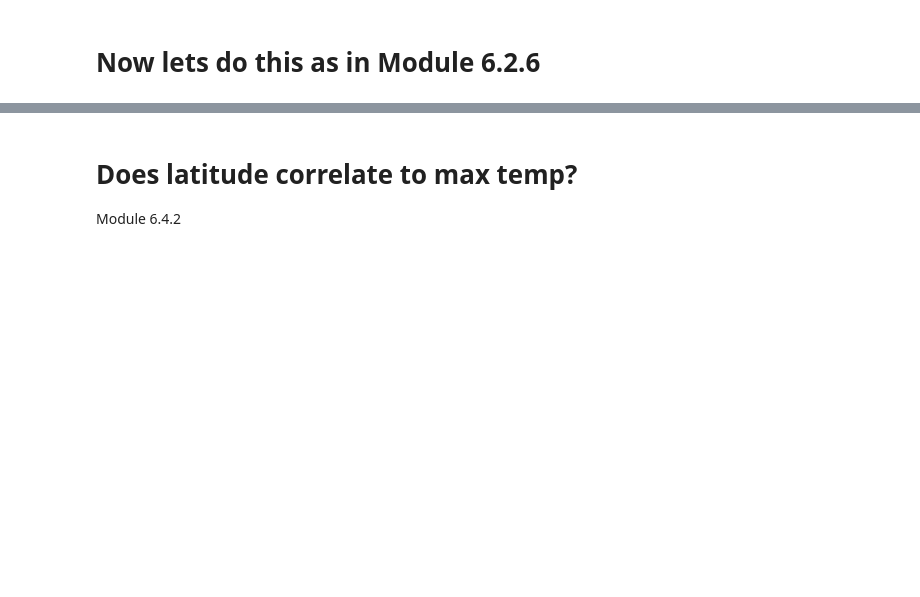
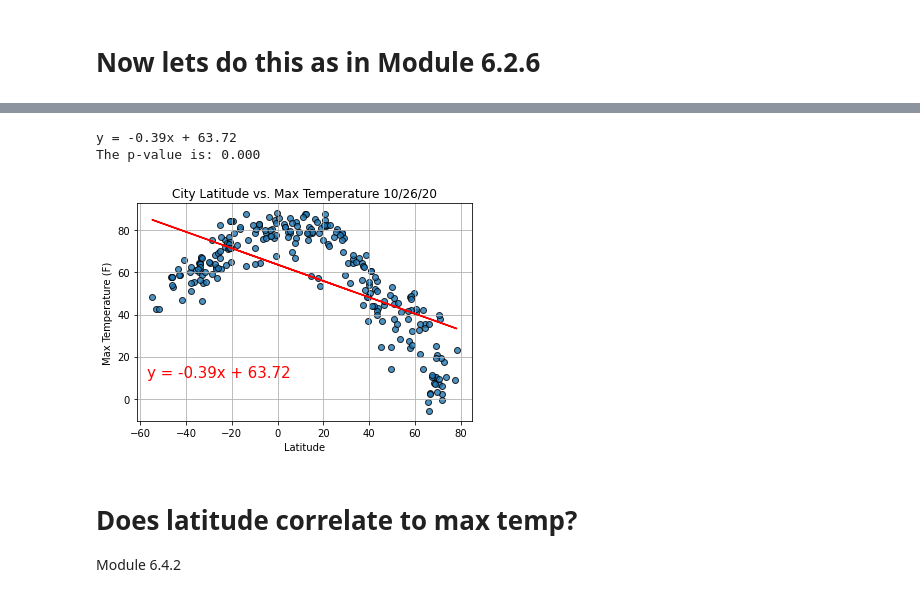
Before and after one commit to jrseti/dataviz, a Jupyter notebook: python/citipy_weather_api_starter_template.ipynb, the cells around one changed output, grey strips where cells are left out. Cells and saved outputs as stored; diff of their text form; code cells hidden in the pictures; blank space fills up the shorter version.

```diff
--- a/python/citipy_weather_api_starter_template.ipynb
+++ b/python/citipy_weather_api_starter_template.ipynb
@@ -48,3 +186,36 @@ city_data = []
+# %%
+# Section 6.4.1 A regression line!
+(slope, intercept, r_value, p_value, std_err) = linregress(city_data_df["Lat"], city_data_df['Max Temp'])
+# Get the equation of the line.
+line_eq = "y = " + str(round(slope,2)) + "x + " + str(round(intercept,2))
+print(line_eq)
+print(f"The p-value is: {p_value:.3f}")
+# %% [output]
+y = -0.39x + 63.72
+The p-value is: 0.000
+# %%
+# Build the scatter plot for latitude vs. max temperature. This time add the regression line.
+plt.scatter(city_data_df["Lat"],
+            city_data_df['Max Temp'],
+            edgecolor="black", linewidths=1, marker="o",
+            alpha=0.8, label="Cities")
+#Plot the regression line
+regress_values = [(lat * slope + intercept) for lat in city_data_df["Lat"]]
+plt.plot(city_data_df["Lat"],regress_values,"r")
+
+# Incorporate the other graph properties.
+plt.title(f"City Latitude vs. Max Temperature "+ time.strftime("%x"))
+plt.ylabel("Max Temperature (F)")
+plt.xlabel("Latitude")
+plt.grid(True)
+
+# Annotate the text for the line equation and add its coordinates.
+plt.annotate(line_eq, (-57,10), fontsize=15, color="red")
+
+# Show plot.
+plt.show()
+# %% [output]
+[figure, added]
 # %% [markdown]
 # Does latitude correlate to max temp?
 Module 6.4.2
```
Also changed, not shown: parts of 29 cells of this notebook, 1 other file.
